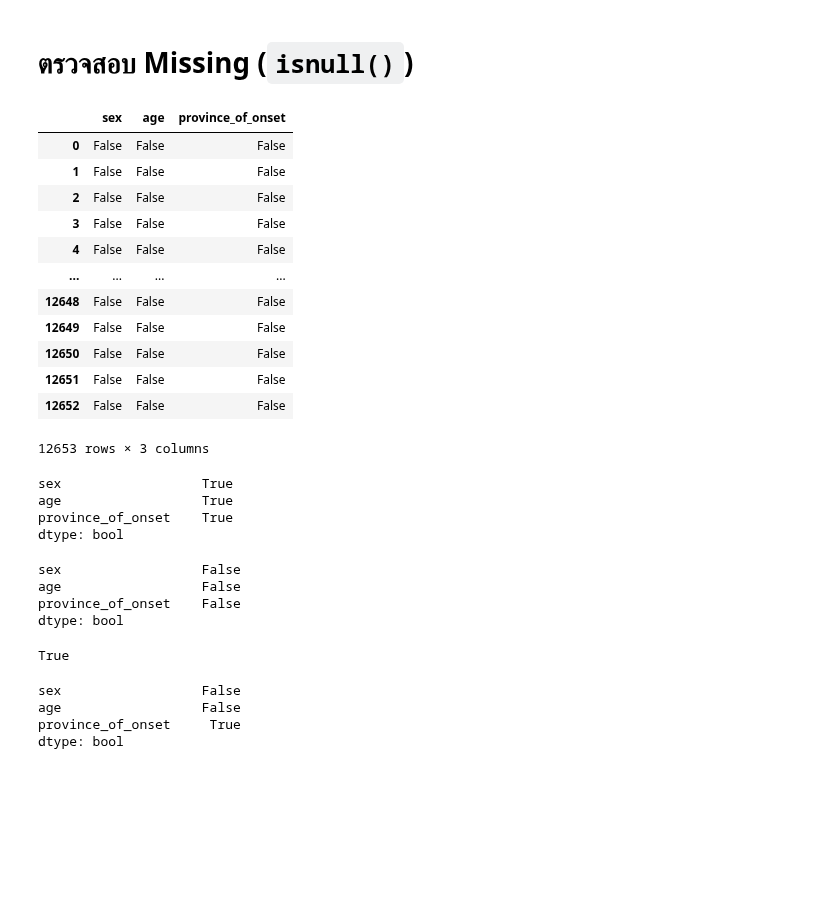
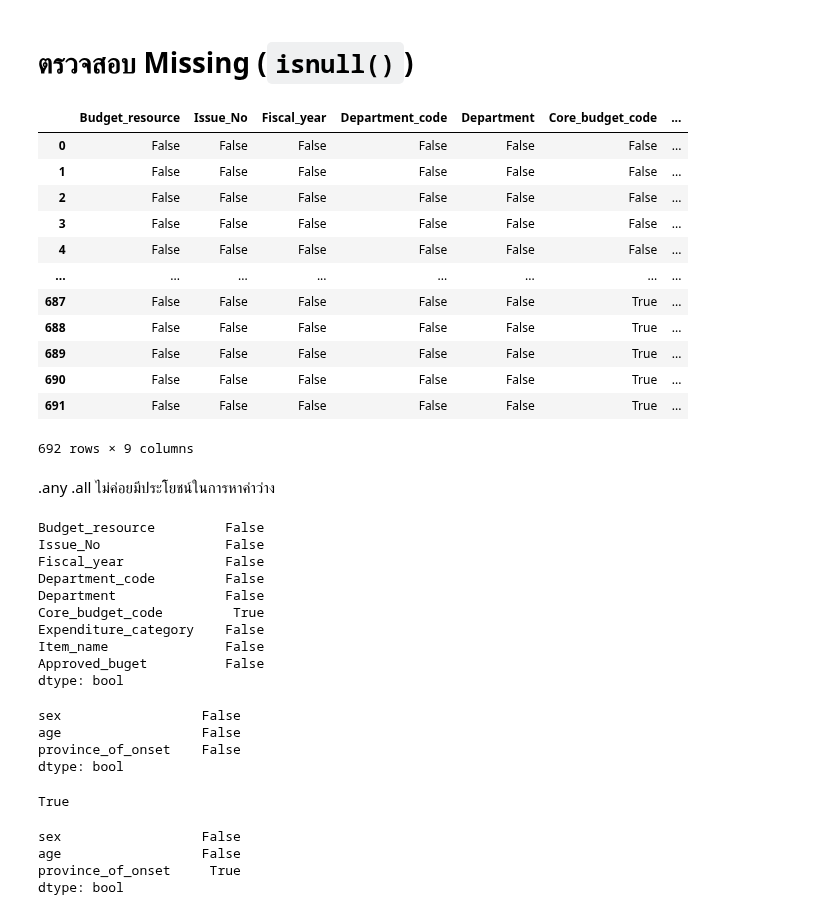
Before and after one commit to Aingon14/python_dataviz2023, a Jupyter notebook: Pandas101.ipynb, the cells around one changed output. Drawn from its saved outputs; the diff is of its cells as text; code cells hidden in the pictures; blank space fills up the shorter version.

````diff
--- a/Pandas101.ipynb
+++ b/Pandas101.ipynb
@@ -943,28 +943,36 @@ print(this_data.dropna(subset=['sex','age']).shape)
 (8880, 3)
 # %% [markdown]
 # ตรวจสอบ Missing (```isnull()```)
-# %%
-this_data.isnull()
-# %% [output]
-|  | sex | age | province_of_onset |
-| 0 | False | False | False |
-| 1 | False | False | False |
-| 2 | False | False | False |
-| 3 | False | False | False |
-| 4 | False | False | False |
-| ... | ... | ... | ... |
-| 12648 | False | False | False |
-| 12649 | False | False | False |
-| 12650 | False | False | False |
-| 12651 | False | False | False |
-| 12652 | False | False | False |
-12653 rows × 3 columns
+# %%
+data1.isnull()   ##อันไหนว่างจะเป็น True ไม่ว่าง False
+# %% [output]
+|  | Budget_resource | Issue_No | Fiscal_year | Department_code | Department | Core_budget_code | ... |
+| 0 | False | False | False | False | False | False | ... |
+| 1 | False | False | False | False | False | False | ... |
+| 2 | False | False | False | False | False | False | ... |
+| 3 | False | False | False | False | False | False | ... |
+| 4 | False | False | False | False | False | False | ... |
+| ... | ... | ... | ... | ... | ... | ... | ... |
+| 687 | False | False | False | False | False | True | ... |
+| 688 | False | False | False | False | False | True | ... |
+| 689 | False | False | False | False | False | True | ... |
+| 690 | False | False | False | False | False | True | ... |
+| 691 | False | False | False | False | False | True | ... |
+692 rows × 9 columns
+# %% [markdown]
+.any .all ไม่ค่อยมีประโยชน์ในการหาค่าว่าง
 # %%
-this_data.isnull().any() # .any() เอาค่าความจริงใน column มา OR กัน
+data1.isnull().any() # .any() เอาค่าความจริงใน column มา OR กัน         ##.any เอาค่าความจริงมา or กัน
 # %% [output]
-sex                  True
-age                  True
-province_of_onset    True
+Budget_resource         False
+Issue_No                False
+Fiscal_year             False
+Department_code         False
+Department              False
+Core_budget_code         True
+Expenditure_category    False
+Item_name               False
+Approved_buget          False
 dtype: bool
 # %%
 this_data.isnull().all() # .all() เอาค่าความจริงใน column มา AND กัน
@@ -973,10 +981,10 @@ sex                  False
 age                  False
 province_of_onset    False
 dtype: bool
-# %%
-this_data.isnull().any().any()
-# %% [output]
-True
+# %%
+this_data.isnull().any().any()   #ตัวแรกสรุปของ any ตัวแรกมา ต่อมาก็ any ตัวถัดมา
+# %% [output]
+True
 # %%
 this_data.dropna(subset=['sex','age']).isnull().any()
 # %% [output]
````
Also changed, not shown: parts of 21 cells of this notebook.
